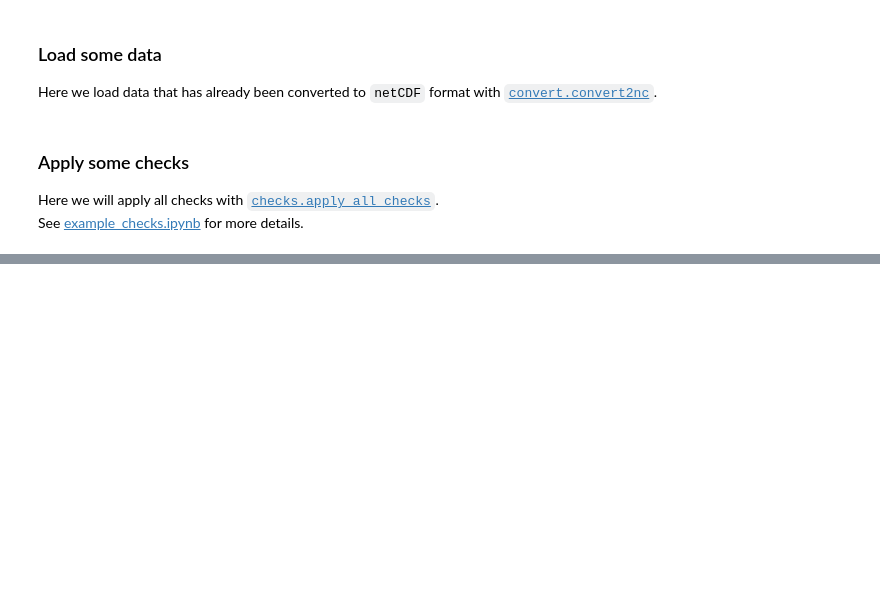
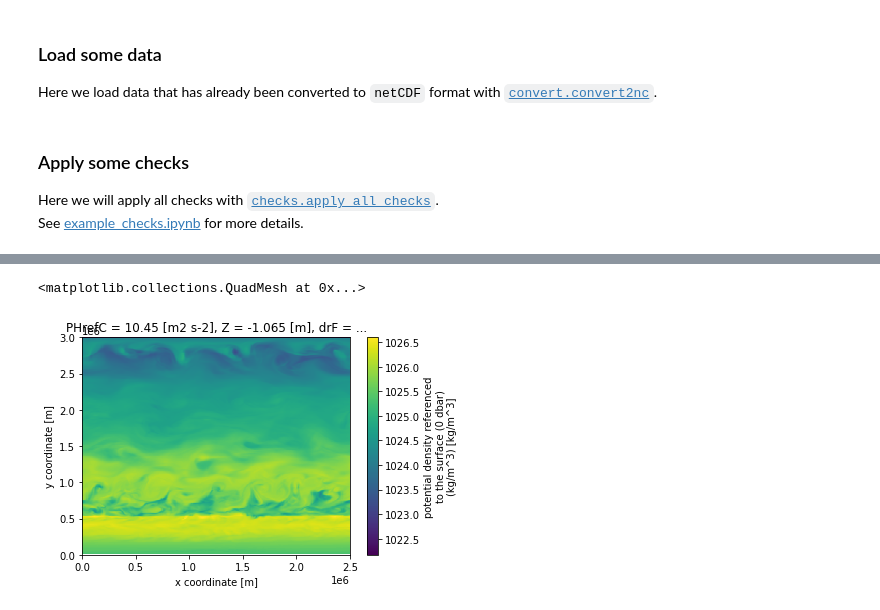
Before and after one commit to jk-rieck/postmit, a Jupyter notebook: examples/example_calcs.ipynb, the cells around one changed output, grey strips where cells are left out. Cells and saved outputs as stored; diff of their text form; code cells hidden in the pictures; blank space fills up the shorter version.

```diff
--- a/examples/example_calcs.ipynb
+++ b/examples/example_calcs.ipynb
@@ -79,0 +85,6 @@ Coordinates: (12/37)
+# %%
+ds = pm.calcs.sig0(ds)
+ds.SIG0.where(ds.maskC==1).isel(time=0, Z=0).plot()
+# %% [output]
+<matplotlib.collections.QuadMesh at 0x...>
+[figure, added]
```
Also changed, not shown: parts of 19 cells of this notebook.
